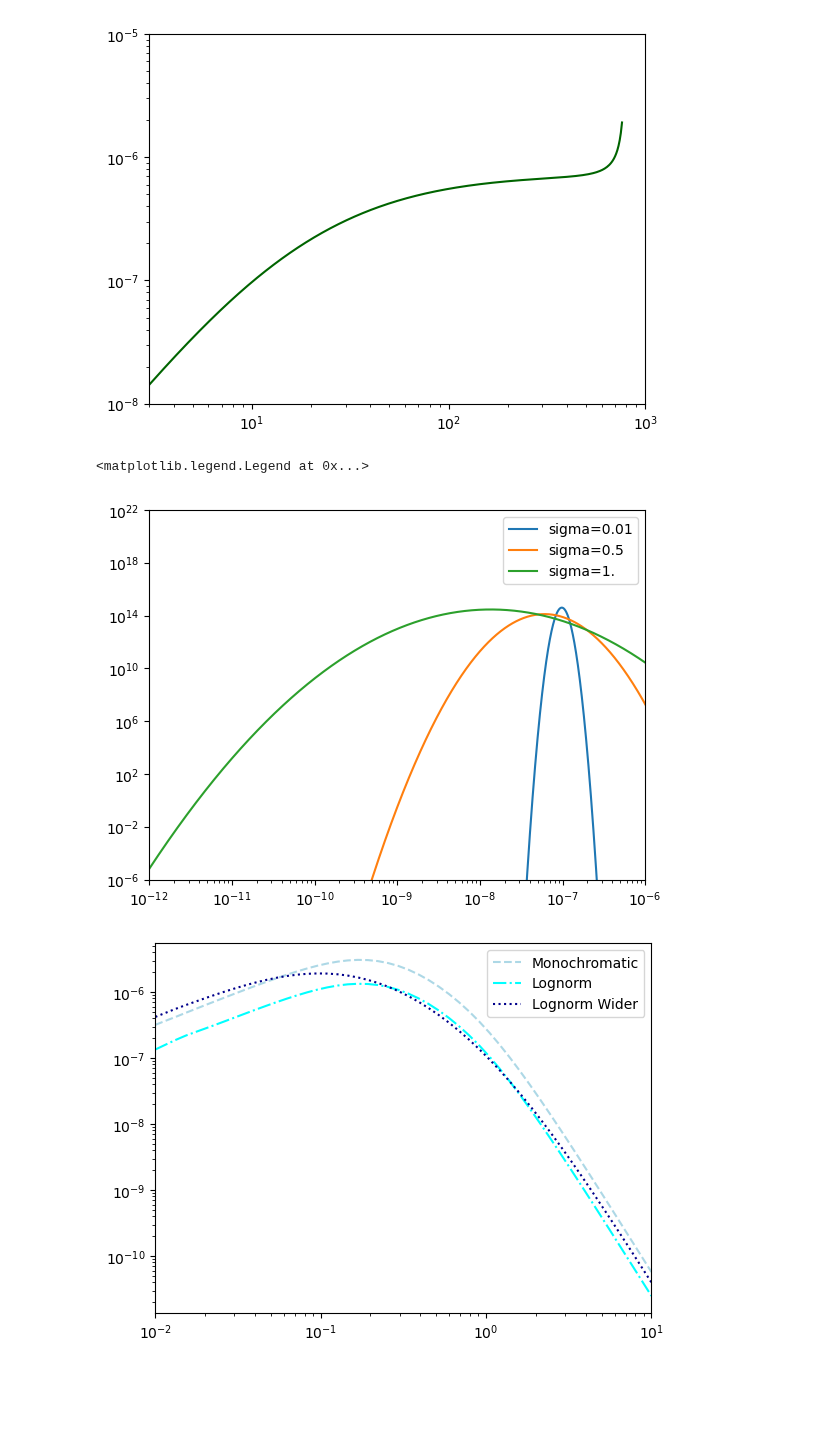
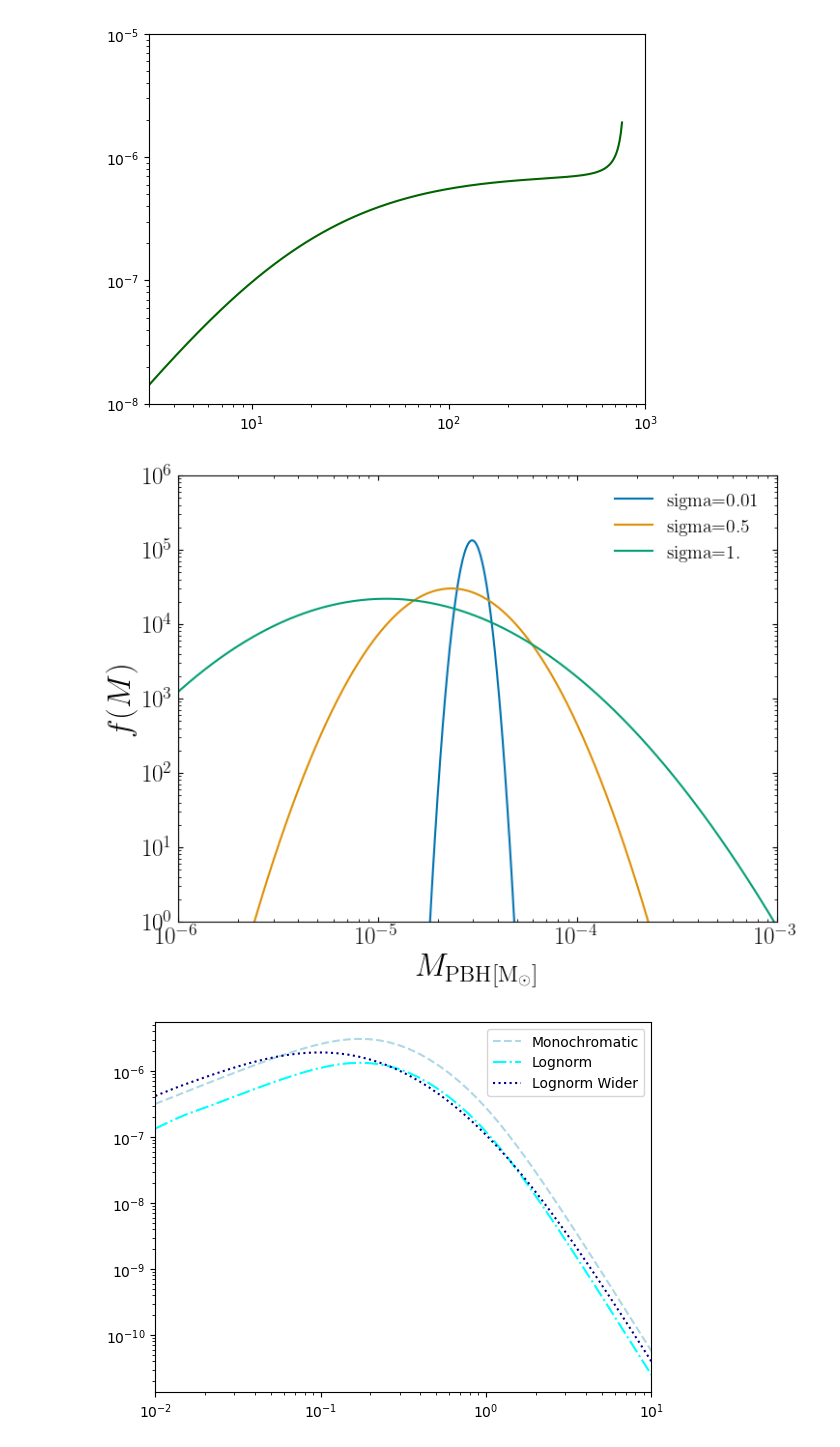
Before and after one commit to NolanSmyth/LensCalcPy, a Jupyter notebook: nbs/00_pbh.ipynb, the cells around one changed output. Cells and saved outputs as stored; diff of their text form; code cells hidden in the pictures; blank space fills up the shorter version.

```diff
--- a/nbs/00_pbh.ipynb
+++ b/nbs/00_pbh.ipynb
@@ -391,16 +395,21 @@ m_arr = np.logspace(-12, -1, 10000)
 mass_func_arr = np.array([pbh.mass_function(m) for m in m_arr])
 mass_func_arr_wide = np.array([pbh_wide.mass_function(m) for m in m_arr])
 mass_func_arr_med = np.array([pbh_med.mass_function(m) for m in m_arr])
+# %%
+plt.style.use("../examples/style.mplstyle")
+sns.set_palette("colorblind")
 # %%
-plt.loglog(m_arr, 1/m_arr*mass_func_arr, label="sigma=0.01")
-plt.loglog(m_arr, 1/m_arr*mass_func_arr_med, label="sigma=0.5")
-plt.loglog(m_arr, 1/m_arr*mass_func_arr_wide, label="sigma=1.")
-plt.ylim(1e-6, 1e22)
-plt.xlim(1e-12, 1e-6)
+plt.loglog(m_arr, mass_func_arr, label="sigma=0.01")
+plt.loglog(m_arr, mass_func_arr_med, label="sigma=0.5")
+plt.loglog(m_arr, mass_func_arr_wide, label="sigma=1.")
+plt.ylim(1e0, 1e6)
+plt.xlim(1e-6, 1e-3)
+plt.xlabel(r"$M_{\rm{PBH} [M_{\odot}]}$")
+plt.ylabel(r'$f(M)$')
 plt.legend()
+# plt.savefig("../examples/figures/log_norm_mass_func.pdf")
 # %% [output]
-<matplotlib.legend.Legend at 0x...>
-[figure, old version]
+[figure, new version]
 # %%
 diff_rate_mono = np.array([pbh.differential_rate_mw(t, finite=False) for t in ts])
 diff_rate_lognorm = np.array([pbh.differential_rate_mw_lognorm(t, finite=False) for t in ts])
```
Also changed, not shown: parts of 2 cells of this notebook, 1 other file.
